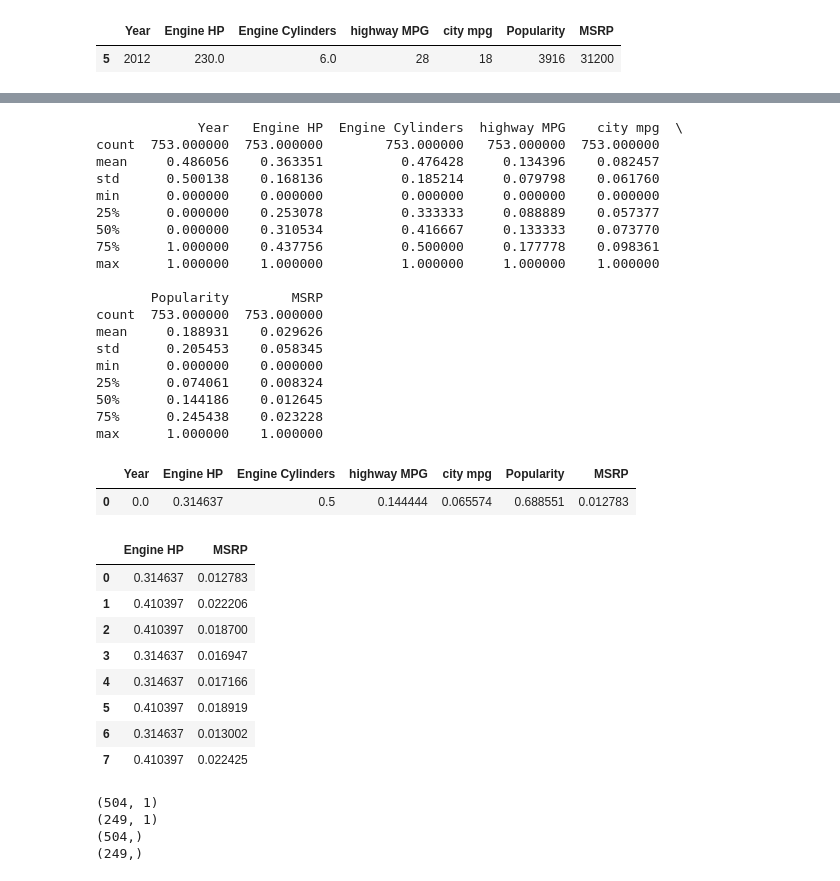
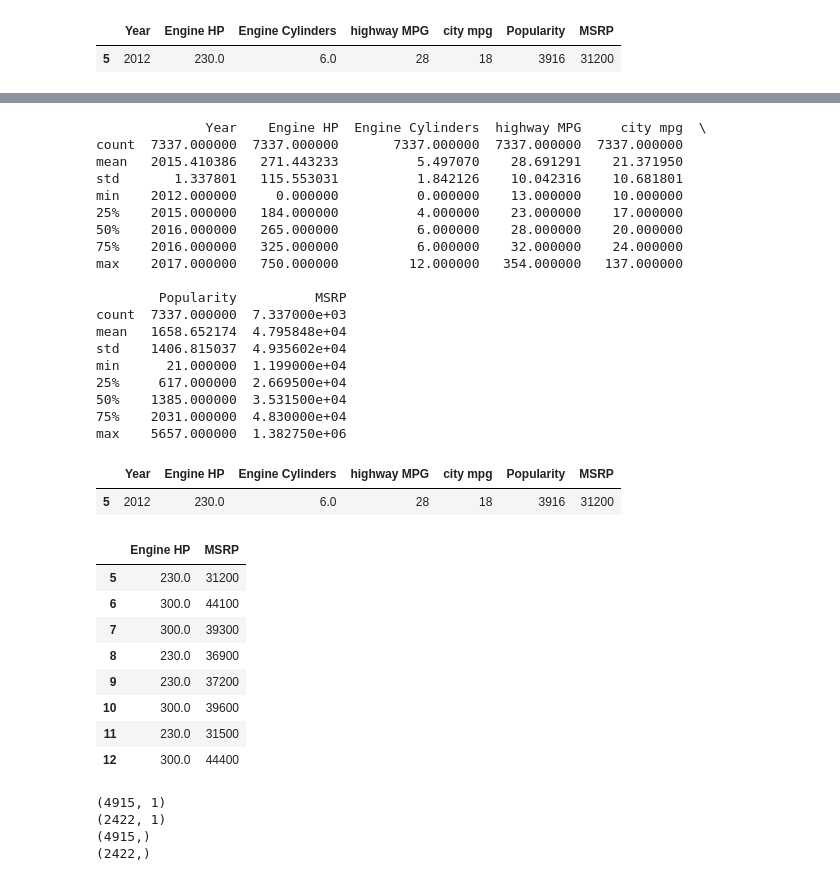
Before and after one commit to pujakb/ML, a Jupyter notebook: LR/LinearRegression.ipynb, the cells around one changed output, grey strips where cells are left out. Cells and saved outputs as stored; diff of their text form; code cells hidden in the pictures.

```diff
--- a/LR/LinearRegression.ipynb
+++ b/LR/LinearRegression.ipynb
@@ -20,7 +20,7 @@ sns.set_context("poster")
 from matplotlib import rcParams
 # %%
 data = pd.read_csv(r'C:\Users\PB\Downloads\CarsNew.csv')
-data = data.loc[data['Year'].isin([2012, 2013])]
+data = data.loc[data['Year'].isin([2012, 2013, 2014, 2015, 2016, 2017, 2018])]
 # %%
 kmeans_data = data.fillna(0)
 kmeans_data.head(1)
@@ -202,48 +171,48 @@ plt.show()
 # %%
-print(df.describe())
+print(selected.describe())
 # %% [output]
-             Year   Engine HP  Engine Cylinders  highway MPG    city mpg  \
-count  753.000000  753.000000        753.000000   753.000000  753.000000
-mean     0.486056    0.363351          0.476428     0.134396    0.082457
-std      0.500138    0.168136          0.185214     0.079798    0.061760
-min      0.000000    0.000000          0.000000     0.000000    0.000000
-25%      0.000000    0.253078          0.333333     0.088889    0.057377
-50%      0.000000    0.310534          0.416667     0.133333    0.073770
-75%      1.000000    0.437756          0.500000     0.177778    0.098361
-max      1.000000    1.000000          1.000000     1.000000    1.000000
+              Year    Engine HP  Engine Cylinders  highway MPG     city mpg  \
+count  7337.000000  7337.000000       7337.000000  7337.000000  7337.000000
+mean   2015.410386   271.443233          5.497070    28.691291    21.371950
+std       1.337801   115.553031          1.842126    10.042316    10.681801
+min    2012.000000     0.000000          0.000000    13.000000    10.000000
+25%    2015.000000   184.000000          4.000000    23.000000    17.000000
+50%    2016.000000   265.000000          6.000000    28.000000    20.000000
+75%    2016.000000   325.000000          6.000000    32.000000    24.000000
+max    2017.000000   750.000000         12.000000   354.000000   137.000000
 
-       Popularity        MSRP
-count  753.000000  753.000000
-mean     0.188931    0.029626
-std      0.205453    0.058345
-min      0.000000    0.000000
-25%      0.074061    0.008324
-50%      0.144186    0.012645
-75%      0.245438    0.023228
-max      1.000000    1.000000
+        Popularity          MSRP
+count  7337.000000  7.337000e+03
+mean   1658.652174  4.795848e+04
+std    1406.815037  4.935602e+04
+min      21.000000  1.199000e+04
+25%     617.000000  2.669500e+04
+50%    1385.000000  3.531500e+04
+75%    2031.000000  4.830000e+04
+max    5657.000000  1.382750e+06
 # %%
-df.head(1)
+selected.head(1)
 # %% [output]
 |  | Year | Engine HP | Engine Cylinders | highway MPG | city mpg | Popularity | MSRP |
-| 0 | 0.0 | 0.314637 | 0.5 | 0.144444 | 0.065574 | 0.688551 | 0.012783 |
+| 5 | 2012 | 230.0 | 6.0 | 28 | 18 | 3916 | 31200 |
 # %%
 col2 = ['Engine HP','MSRP']
-df2 = df[col2]
+df2 = selected[col2]
 df2.head(8)
 # %% [output]
 |  | Engine HP | MSRP |
-| 0 | 0.314637 | 0.012783 |
-| 1 | 0.410397 | 0.022206 |
-| 2 | 0.410397 | 0.018700 |
-| 3 | 0.314637 | 0.016947 |
-| 4 | 0.314637 | 0.017166 |
-| 5 | 0.410397 | 0.018919 |
-| 6 | 0.314637 | 0.013002 |
-| 7 | 0.410397 | 0.022425 |
+| 5 | 230.0 | 31200 |
+| 6 | 300.0 | 44100 |
+| 7 | 300.0 | 39300 |
+| 8 | 230.0 | 36900 |
+| 9 | 230.0 | 37200 |
+| 10 | 300.0 | 39600 |
+| 11 | 230.0 | 31500 |
+| 12 | 300.0 | 44400 |
 # %%
 #Split training and testing data:
 #Y = Car Price
-#X = All other features
+#X = Engine HP
 
 import sklearn.cross_validation
 sklearn.model_selection.train_test_split
@@ -258,10 +227,10 @@ print(X_test.shape)
 print(Y_train.shape)
 print(Y_test.shape)
 # %% [output]
-(504, 1)
-(249, 1)
-(504,)
-(249,)
+(4915, 1)
+(2422, 1)
+(4915,)
+(2422,)
 # %%
 #Linear Regression:
 
```
Also changed, not shown: parts of 16 cells of this notebook.
